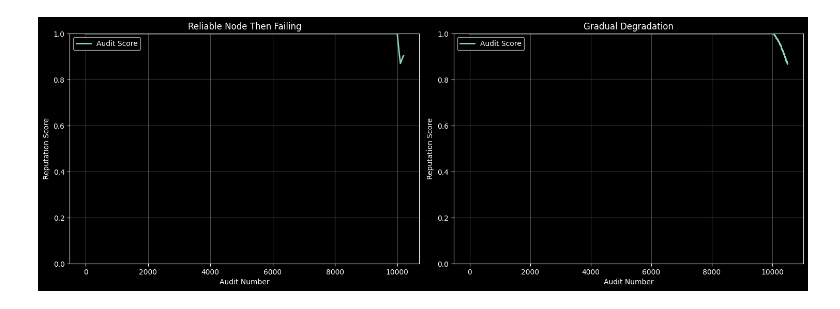
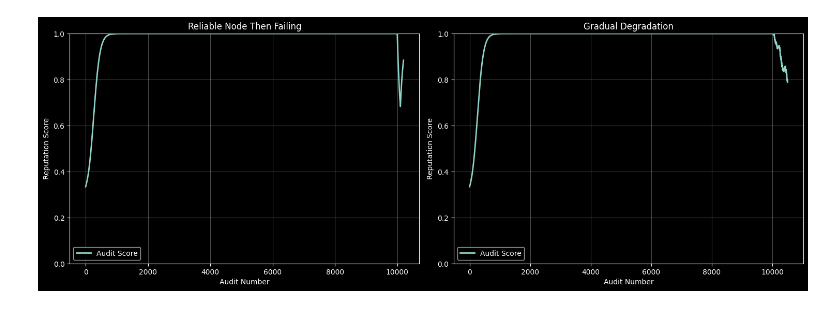
Before and after one commit to storb-tech/storb-research, a Jupyter notebook: node_rep_sim_out.ipynb, the cells around one changed output. Saved outputs shown, nothing was run; the diff lists cells and outputs as text; code cells hidden in the pictures.

```diff
--- a/node_rep_sim_out.ipynb
+++ b/node_rep_sim_out.ipynb
@@ -7,15 +7,21 @@ import matplotlib.pyplot as plt
 # by default make matplotlib use dark mode
 plt.style.use("dark_background")
 
+# set np random seed for reproducibility
+# convert string to seed
+seed = "storb"
+seed = sum(ord(c) for c in seed) % (2**32 - 1)
+np.random.seed(seed)
+
 
 class NodeReputationSimulator:
     def __init__(self):
         # Configuration from satellite/reputation/config.go
-        self.audit_lambda = 0.997
+        self.audit_lambda = 0.99
         self.audit_weight = 1.0
         self.audit_dq = 0.96
-        self.initial_alpha = 100.0
-        self.initial_beta = 0.0
+        self.initial_alpha = 500.0
+        self.initial_beta = 1000.0
 
         # Initialize reputation
         self.audit_alpha = self.initial_alpha
@@ -120,34 +126,34 @@ for i, (name, events) in enumerate(scenarios):
     history = simulator.simulate_scenario(name, events)
 
     plt.subplot(2, 2, i + 1)
     audit_scores = [h["audit_score"] for h in history]
 
     plt.plot(audit_scores, label="Audit Score", linewidth=2)
     # plt.axhline(y=0.96, color='red', linestyle='--', label='Audit DQ Threshold')
 
     plt.title(name)
     plt.xlabel("Audit Number")
     plt.ylabel("Reputation Score")
     plt.legend()
     plt.grid(True, alpha=0.3)
     plt.ylim(0, 1)
 
 plt.tight_layout()
 plt.show()
 
 # Print final statistics
 # for name, events in scenarios:
 #     history = simulator.simulate_scenario(name, events)
 #     final = history[-1]
 #     dq_point = next((i for i, h in enumerate(history) if h['disqualified']), None)
 
 #     print(f"\n{name} Final Results:")
 #     print(f"  Final Audit Score: {final['audit_score']:.4f}")
 #     print(f"  Disqualified: {final['disqualified']}")
 #     if dq_point:
 #         print(f"  Disqualified at audit: {dq_point + 1}")
 # %% [output]
-[figure, old version]
+[figure, new version]
 # %%
 # %%
 
```
Also changed, not shown: parts of 1 cell of this notebook, 1 other file.
